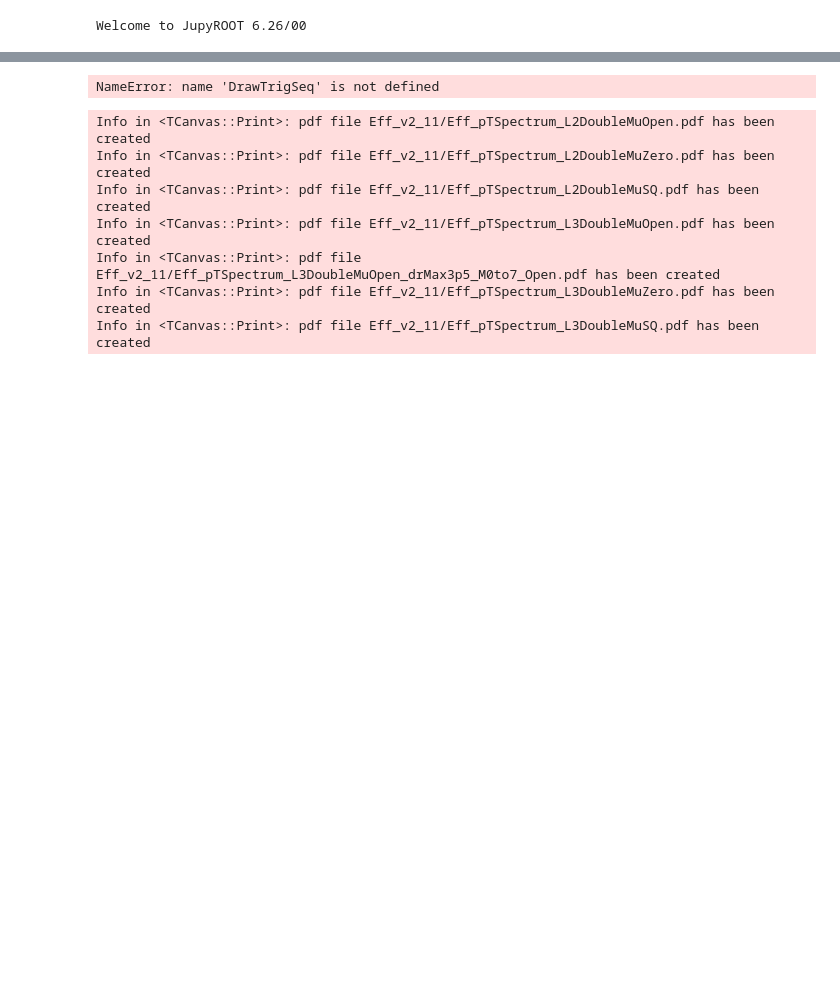
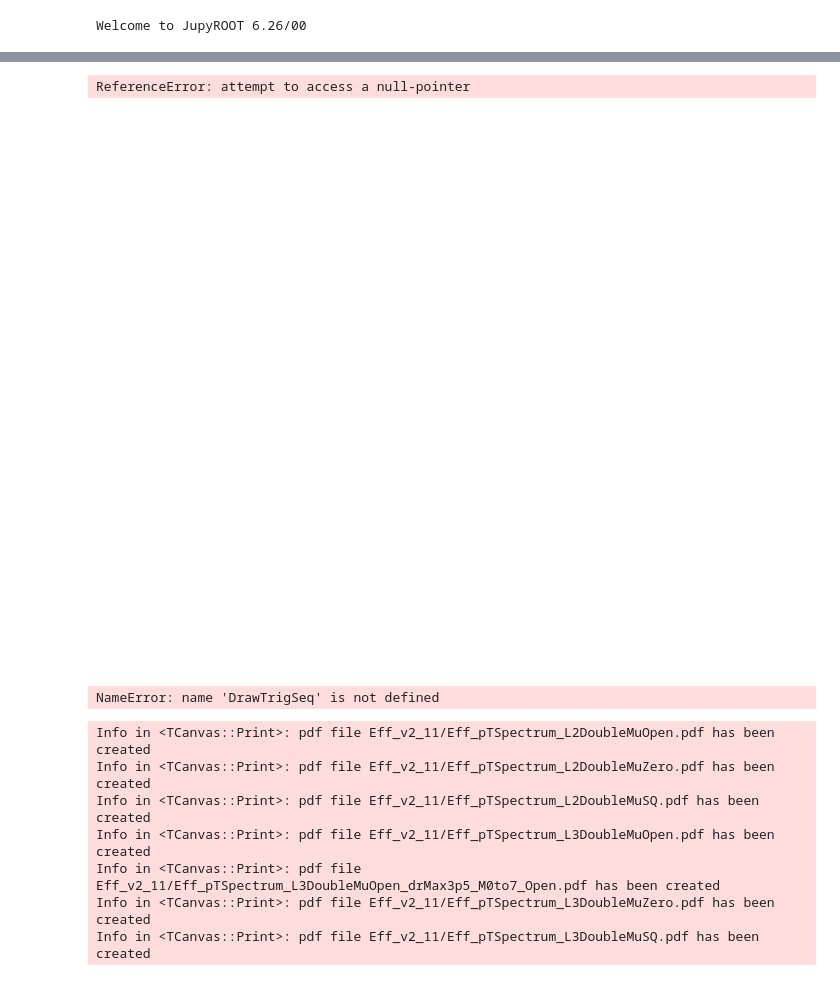
Before and after one commit to vince502/EffCalc, a Jupyter notebook: GetEfficiency.ipynb, the cells around one changed output, grey strips where cells are left out. Saved outputs shown, nothing was run; the diff lists cells and outputs as text; code cells hidden in the pictures; blank space fills up the shorter version.

```diff
--- a/GetEfficiency.ipynb
+++ b/GetEfficiency.ipynb
@@ -321,3 +326,26 @@ Info in <TCanvas::Print>: pdf file Eff_v2_11/Eff_pt_RateCut_Comp_JPsiEMB_pTHatMi
+# %%
+
+leg.SetNColumns(1)
+leg.SetTextSize(0.024)
+leg.SetX1(0.35);leg.SetX2(0.87);leg.SetY1(0.12);leg.SetY2(0.55);
+leg.Clear()
+#canv, leg = DrawTrigSeq(f_out1.Get("L1DoubleMuOpen"), 'pt', canv, _col = 221, _leg = leg, _disc = "L1DoubleMuOpen v2-6")
+#canv, leg = DrawTrigSeq(f_out1.Get("L1DoubleMuZero"), 'pt', canv, _and = True, _col = 221, _leg = leg, _disc = "L1DoubleMuZero v2-6")
+#canv, leg = DrawTrigSeq(f_out1.Get("L1DoubleMuSQ"), 'pt', canv, _and = True, _col = 208, _leg = leg, _disc = "L1DoubleMu SQ v2-6")
+
+canv, leg = DrawTrigSeq(f_out2.Get("HLT_HIL1Mu0_v"), 'pt', canv, _and = False, _col = getcolor(0), _leg = leg, _marker = 24, _disc = "HLT_HIL1Mu0_v")# %s" % ver1)# v2-7-mod1")
+canv, leg = DrawTrigSeq(f_out2.Get("HLT_HIL2Mu0_v"), 'pt', canv, _and = True, _col = getcolor(1), _leg = leg, _marker = 24, _disc = "HLT_HIL2Mu0_v")# %s" % ver1)# v2-7-mod1")
+canv, leg = DrawTrigSeq(f_out2.Get("HLT_HIL2Mu0_v"), 'pt_4p0', canv, _and = True, _col = getcolor(2), _leg = leg, _marker = 20, _disc = "HLT_HIL3Mu0_v")# %s" % ver1)# v2-7-mod1")
+
+
+# canv, leg = DrawTrigSeq(f_leg.Get("HLT_HIL1DoubleMuOpen_v"), 'pt', canv, _and = True, _col = 2, _leg = leg, _disc = "HLT_HIL1DoubleMu0_Legacy_v")
+leg.DrawClone()
+canv.Draw()
+canv.SaveAs("%s/Eff_pt_RateCut_Comp_Simu_%s.pdf" % (pltdir, ver) )
+leg.Clear()
+# %% [output]
+ReferenceError: attempt to access a null-pointer
+[figure, added]
 # %%
 
 leg.SetNColumns(1)
```
Also changed, not shown: parts of 2 cells of this notebook, 8 other files.
